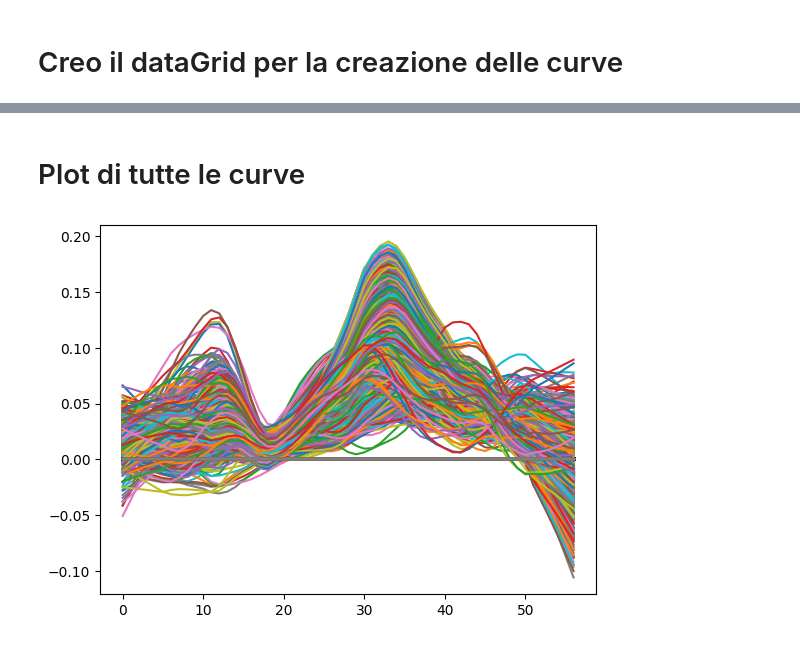
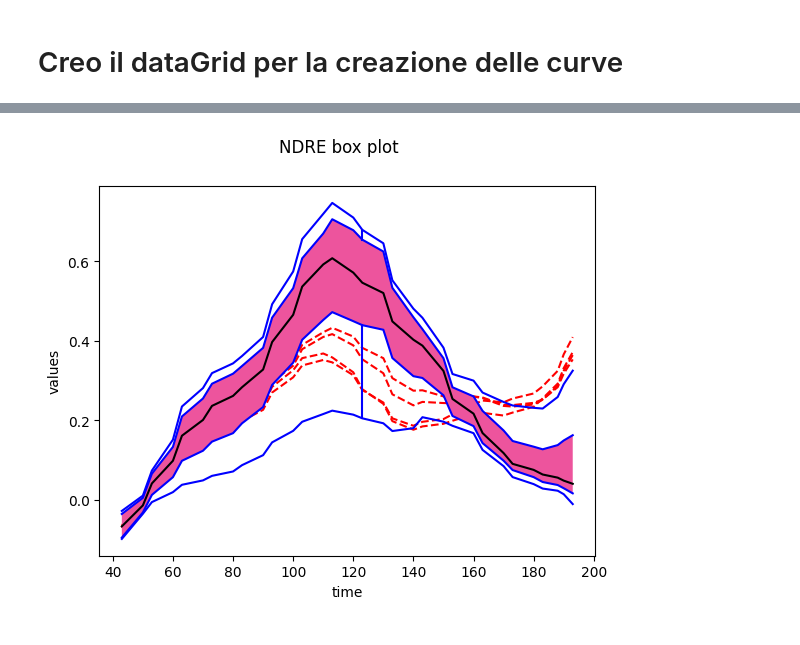
Before and after one commit to Simone-Scalella/BigDataProject, a Jupyter notebook: campi_4_6.ipynb, the cells around one changed output, grey strips where cells are left out. Drawn from its saved outputs; the diff is of its cells as text; code cells hidden in the pictures.

```diff
--- a/campi_4_6.ipynb
+++ b/campi_4_6.ipynb
@@ -211,8 +211,23 @@ AttributeError: 'list' object has no attribute 'shape'
-# %% [markdown]
-# Plot di tutte le curve
-# %%
-for x in range(imageSmooth_6.shape[1]):
-    for y in range(imageSmooth_6.shape[2]):
-        plt.plot(imageSmooth_6[:,x,y])
-# %% [output]
-[figure, removed]
+# %%
+grid_points = days  # Grid points of the curves
+data_matrixNDRE = []
+for a in range(validePixelNDRE_4.shape[1]):
+    for b in range(validePixelNDRE_4.shape[2]):
+        if(not np.isnan(np.sum(validePixelNDRE_4[:,a,b]))):
+            data_matrixNDRE.append(smoother.smooth(validePixelNDRE_4[:,a,b]).smooth_data[0])
+
+
+fd_NDRE_4 = skfda.FDataGrid(
+    data_matrix=data_matrixNDRE,
+    grid_points=grid_points,
+    dataset_name="NDRE box plot",
+    argument_names=('time',),
+    coordinate_names=('values',)
+)
+
+fdBoxplot = Boxplot(fd_NDRE_4)
+fdBoxplot.show_full_outliers = True
+fdBoxplot.plot()
+print() # need for avoid duplicate plot
+# %% [output]
+[figure, added]
```
Also changed, not shown: parts of 4 cells of this notebook.
